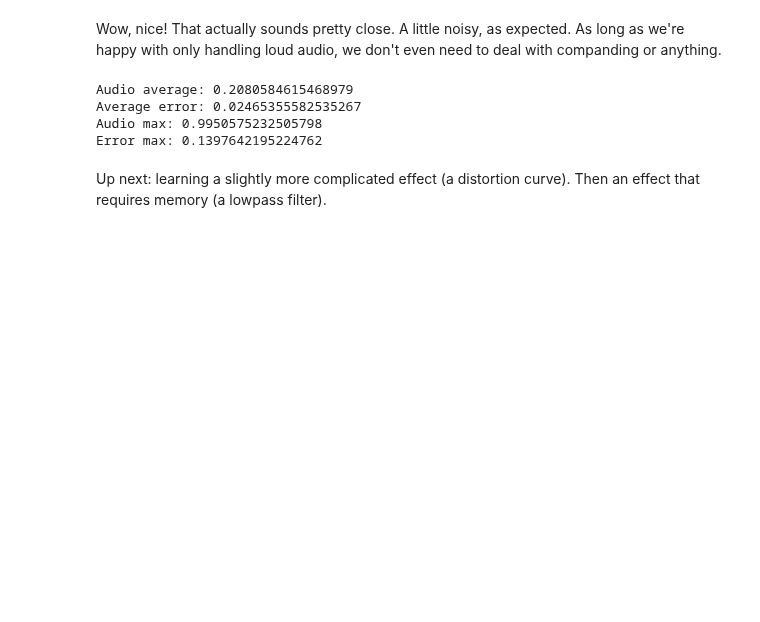
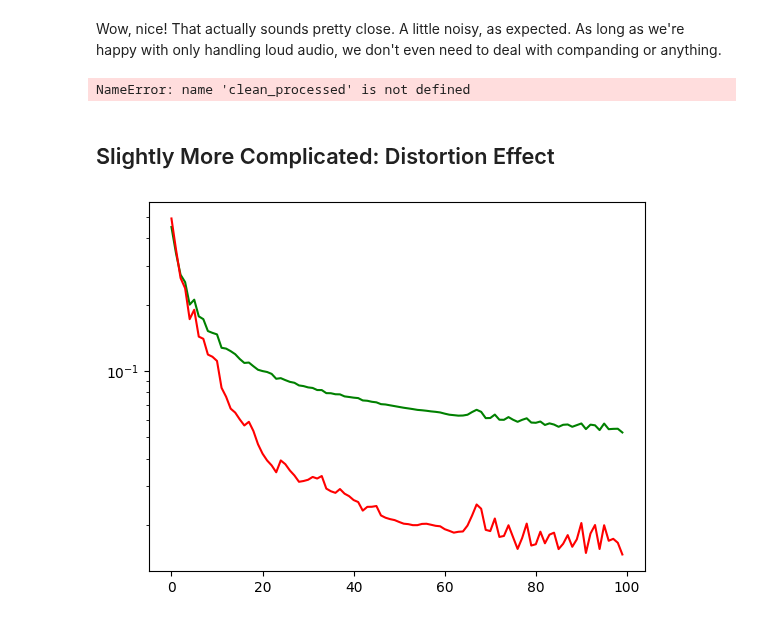
Before and after one commit to wyager/audiofx, a Jupyter notebook: audiofx.ipynb, the cells around one changed output. Saved outputs shown, nothing was run; the diff lists cells and outputs as text; code cells hidden in the pictures; blank space fills up the shorter version.

```diff
--- a/audiofx.ipynb
+++ b/audiofx.ipynb
@@ -380,10 +388,10 @@ That actually looks better than I expected with linear IO. On the order of 1% er
 from IPython.display import Audio
 import numpy as np
 
-audio = read_audio_normalized("validation/1993.wav")[:44100]
+listen_audio = read_audio_normalized("validation/1993.wav")[:44100]
 
 sample_rate = 44100
-Audio(audio, rate=sample_rate)
+Audio(listen_audio, rate=sample_rate)
 # %% [output]
 [interactive output not drawn]
 # %% [markdown]
@@ -397,17 +405,25 @@ Audio(processed, rate=sample_rate)
 # %% [markdown]
 Wow, nice! That actually sounds pretty close. A little noisy, as expected. As long as we're happy with only handling loud audio, we don't even need to deal with companding or anything.
 # %%
-avg = np.abs(audio).mean()
-err = processed - audio
+avg = np.abs(listen_audio).mean()
+err = clean_processed - listen_audio
 avg_err = np.abs(err).mean()
 print(f"Audio average: {avg}")
 print(f"Average error: {avg_err}")
-print(f"Audio max: {audio.max()}")
+print(f"Audio max: {listen_audio.max()}")
 print(f"Error max: {err.max()}")
 # %% [output]
-Audio average: 0.2080584615468979
-Average error: 0.02465355582535267
-Audio max: 0.9950575232505798
-Error max: 0.1397642195224762
+NameError: name 'clean_processed' is not defined
 # %% [markdown]
-Up next: learning a slightly more complicated effect (a distortion curve). Then an effect that requires memory (a lowpass filter).
+## Slightly More Complicated: Distortion Effect
+# %%
+def distort(audio):
+    return np.tanh(audio*5)
+
+distort_data = generate_slices_from_pairs([(dry, distort(dry)) for dry in dry_audio],
+                                           context_window,
+                                           slices_per_pair)
+
+distort_model = train(distort_data)
+# %% [output]
+[figure, added]
```
Also changed, not shown: parts of 15 cells of this notebook.
